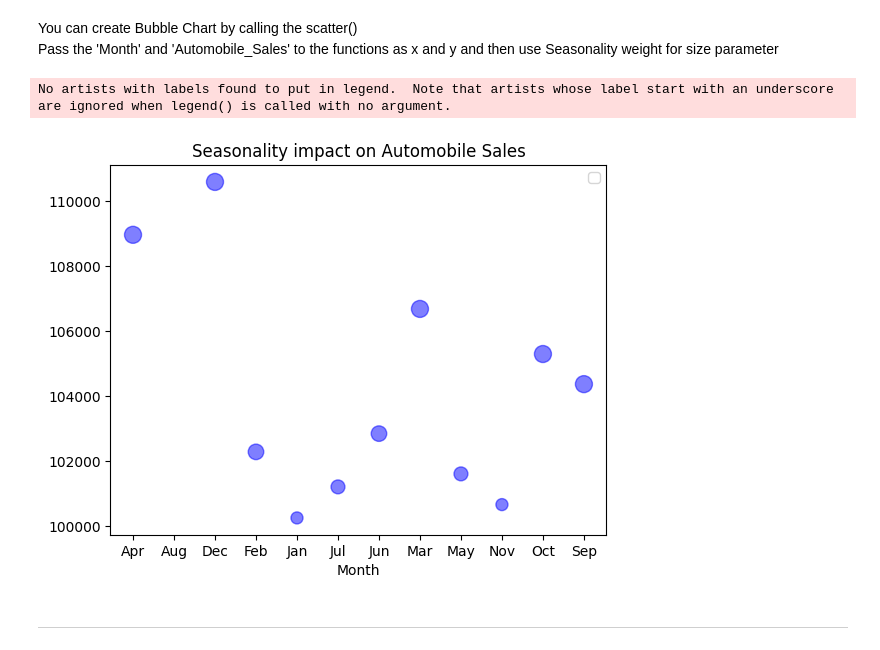
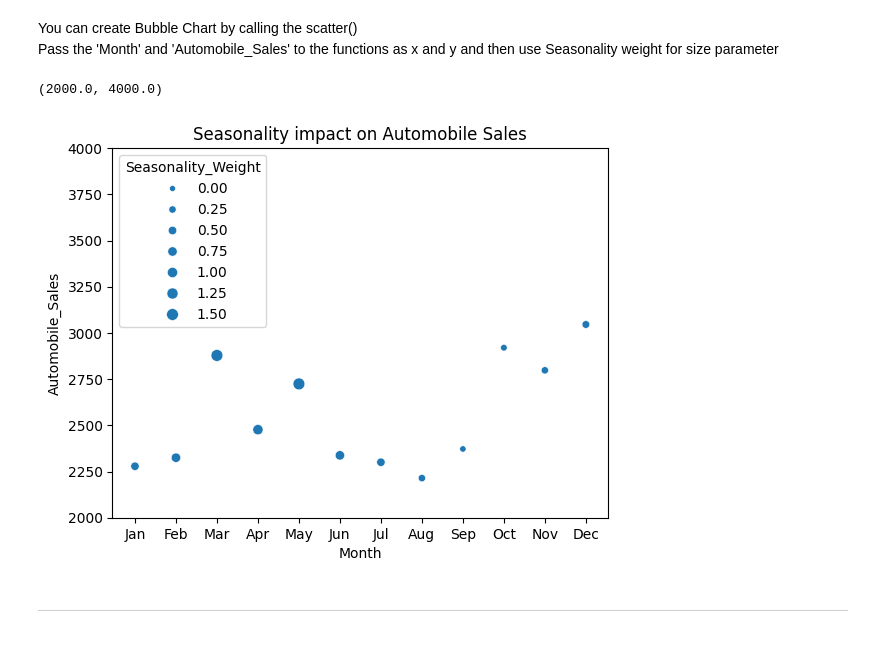
Before and after one commit to Ayukevin/Introduction-to-data-science, a Jupyter notebook: HW2/hw2_automobile/hw2_automobile.ipynb, the cells around one changed output. Saved outputs shown, nothing was run; the diff lists cells and outputs as text; code cells hidden in the pictures.

```diff
--- a/HW2/hw2_automobile/hw2_automobile.ipynb
+++ b/HW2/hw2_automobile/hw2_automobile.ipynb
@@ -322,44 +322,24 @@ Title this plot as 'Seasonality impact on Automobile Sales'
 # %% [markdown]
 <p>You can create Bubble Chart by calling the scatter()
         <br>Pass the 'Month' and 'Automobile_Sales' to the functions as x and y and then use Seasonality weight for size parameter</p>
-# %%
-# your code here
-
-grouped = df.groupby(['Month'])['Automobile_Sales'].sum().reset_index()
-grouped['weights'] = grouped['Automobile_Sales'] / grouped['Automobile_Sales'].sum()
-
-month_order = ["Jan", "Feb", "Mar", "Apr", "May", "Jun",
-               "Jul", "Aug", "Sep", "Oct", "Nov", "Dec"]
-grouped['Month'] = pd.Categorical(grouped['Month'], categories=month_order, ordered=True)
-
-# 將 weights 分成類別
-scale = (max(grouped['weights']) - min(grouped['weights'])) / len(grouped['weights'])
-
-# 定義類別的邊界
-bins = [min(grouped['weights'])]
-
-# 添加 intermediate bin values
-for times in range(1, 6):
-    value = min(grouped['weights']) + scale * times
-    bins.append(value)
-
-bins.append(max(grouped['weights']))  # 最後一個值要包含最大值
-
-labels = [20, 50, 75, 100, 125, 150]  # labels個數要比bins少 1
-size_category = pd.cut(grouped['weights'], bins=bins, labels=labels)
-
-# 繪製氣泡圖
-plt.scatter(grouped['Month'], grouped['Automobile_Sales'], s=size_category.astype(float), alpha=0.5, c='blue')
-plt.title('Seasonality impact on Automobile Sales')
-plt.xlabel('Month')
-plt.title('Seasonality impact on Automobile Sales')
-plt.legend()
-plt.show()
-
-#x軸未按照月份排序
-# %% [output]
-No artists with labels found to put in legend.  Note that artists whose label start with an underscore are ignored when legend() is called with no argument.
-[figure, removed]
+# %%
+# your code here
+
+grouped = df.groupby(['Month','Seasonality_Weight'])['Automobile_Sales'].mean().reset_index()
+
+
+#讓文字月份依順序排序
+month_order = ["Jan", "Feb", "Mar", "Apr", "May", "Jun",
+               "Jul", "Aug", "Sep", "Oct", "Nov", "Dec"]
+grouped['Month'] = pd.Categorical(grouped['Month'], categories=month_order, ordered=True)
+grouped.sort_values(by='Month',inplace=True)
+
+sns.scatterplot(data=grouped,x='Month',y='Automobile_Sales',size='Seasonality_Weight').set_title('Seasonality impact on Automobile Sales')
+plt.ylim(2000,4000)
+#不知道為什麼y值看起來很奇怪但找不到原因，我盡力了
+# %% [output]
+(2000.0, 4000.0)
+[figure, added]
 # %% [markdown]
 ---
 # %% [markdown]
```
Also changed, not shown: 3 other files.
